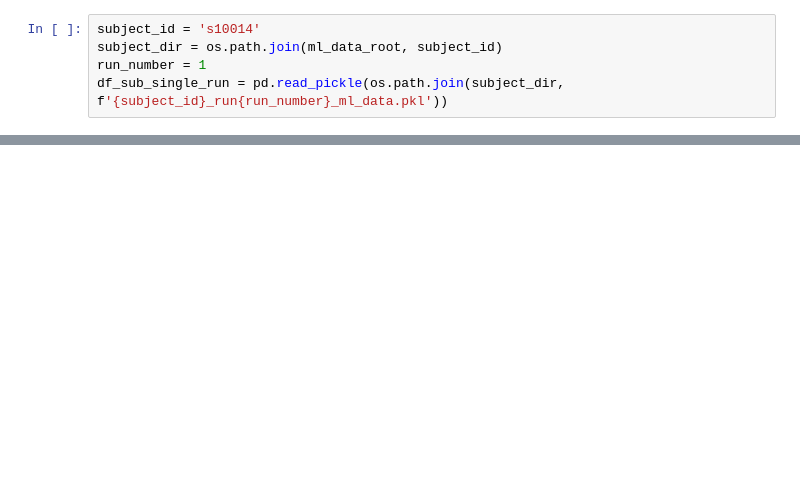
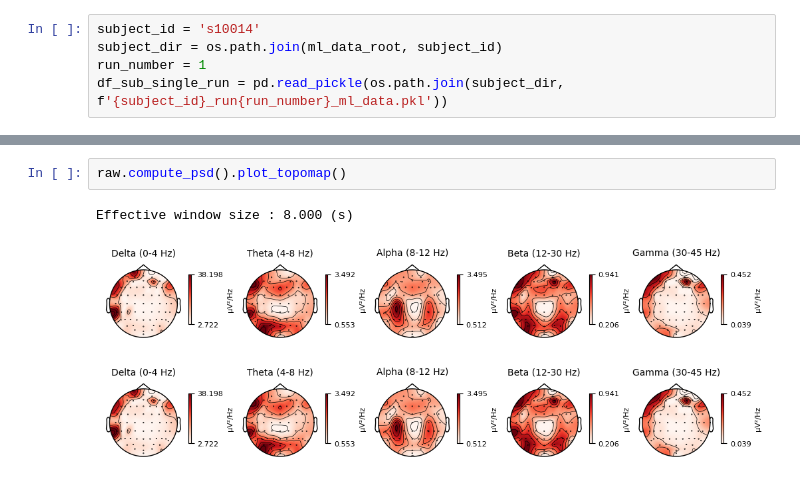
Before and after one commit to SinglePaper/BCI-Mind-Wandering, a Jupyter notebook: 0. Load data.ipynb, the cells around one changed output, grey strips where cells are left out. Drawn from its saved outputs; the diff is of its cells as text; blank space fills up the shorter version.

```diff
--- a/0. Load data.ipynb
+++ b/0. Load data.ipynb
@@ -34,0 +219,6 @@ df_sub_single_run = pd.read_pickle(os.path.join(subject_dir, f'{subject_id}_run{
+# %%
+raw.compute_psd().plot_topomap()
+# %% [output]
+Effective window size : 8.000 (s)
+[figure, added]
+[figure, added]
```
Also changed, not shown: parts of 16 cells of this notebook.
